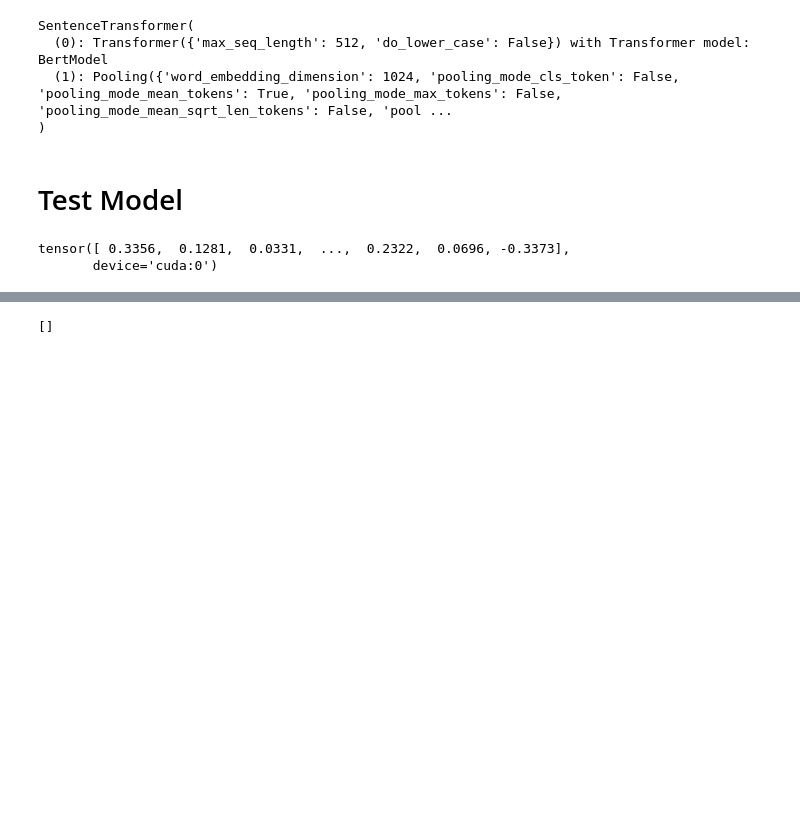
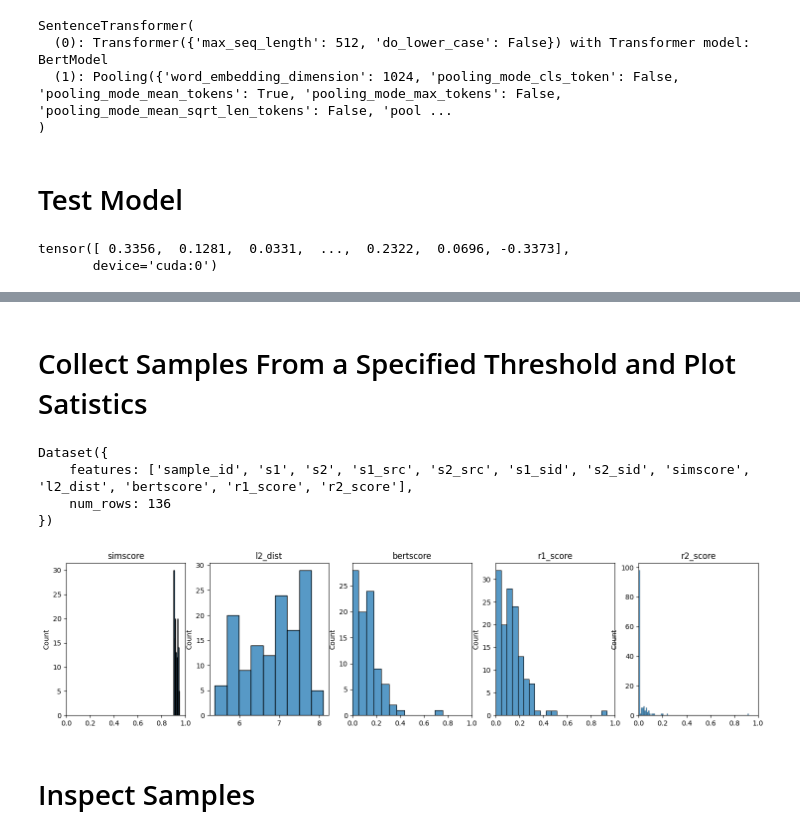
Before and after one commit to jmsalvador2395/notebooks, a Jupyter notebook: notebooks/sofsat/sos_data.ipynb, the cells around one changed output, grey strips where cells are left out. Saved outputs shown, nothing was run; the diff lists cells and outputs as text; code cells hidden in the pictures; blank space fills up the shorter version.

```diff
--- a/notebooks/sofsat/sos_data.ipynb
+++ b/notebooks/sofsat/sos_data.ipynb
@@ -495,4 +504,33 @@ KeyboardInterrupt:
+# %% [markdown]
+# Collect Samples From a Specified Threshold and Plot Satistics
 # %%
-print(avg_scores)
+# Set the threshold ranges to inspect
+thresh_low  = .9
+thresh_high = .95
+
+
+samples = out_ds.filter(lambda x: x['simscore'] >= thresh_low and x['simscore'] < thresh_high)
+print(samples)
+
+scores = ['simscore', 'l2_dist', 'bertscore', 'r1_score', 'r2_score']
+fig, ax = plt.subplots(
+    1,
+    len(scores),
+    #sharey=True,
+    figsize=(18, 4)
+)
+for i, score in enumerate(scores):
+    sns.histplot(samples[score], ax=ax[i])
+    ax[i].set_title(score)
+    if score != 'l2_dist':
+        ax[i].set_xlim([0, 1])
+
+plt.show()
 # %% [output]
-[]
+Dataset({
+    features: ['sample_id', 's1', 's2', 's1_src', 's2_src', 's1_sid', 's2_sid', 'simscore', 'l2_dist', 'bertscore', 'r1_score', 'r2_score'],
+    num_rows: 136
+})
+[figure, added]
+# %% [markdown]
+# Inspect Samples
```
Also changed, not shown: parts of 7 cells of this notebook, 11 other files.
